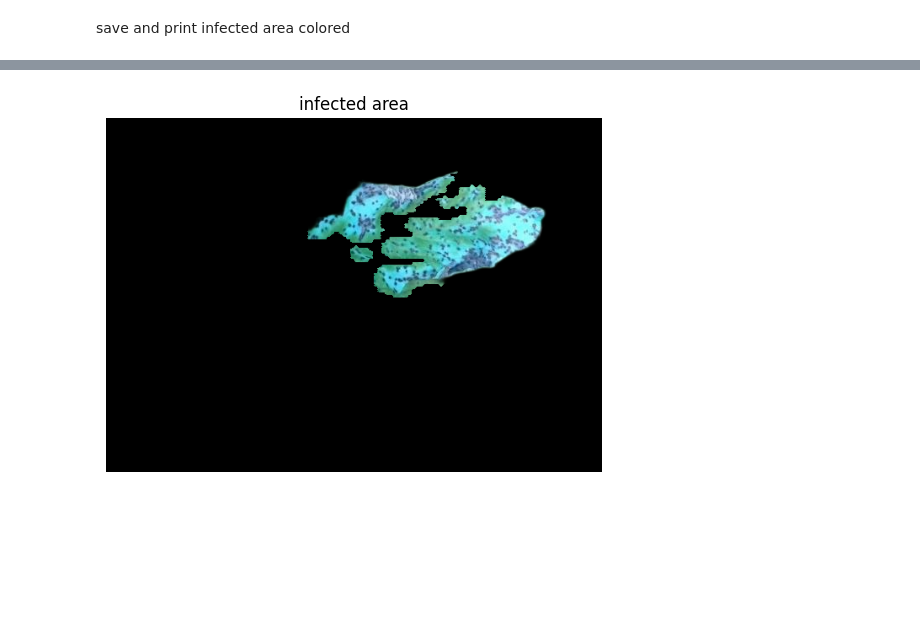
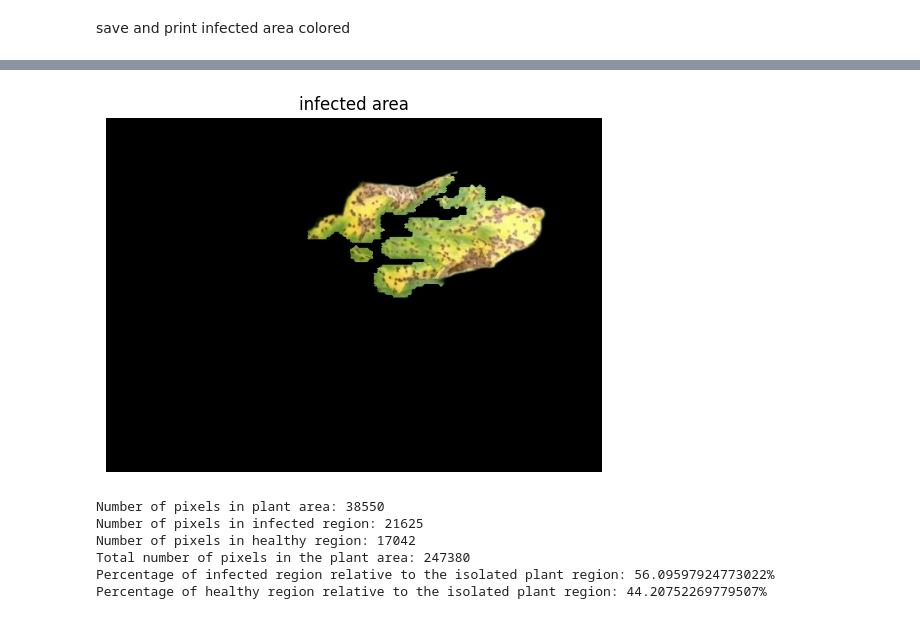
Before and after one commit to talisma-cassoma/plant-disease-study, a Jupyter notebook: disease_severity_estimation.ipynb, the cells around one changed output, grey strips where cells are left out. Saved outputs shown, nothing was run; the diff lists cells and outputs as text; code cells hidden in the pictures; blank space fills up the shorter version.

```diff
--- a/disease_severity_estimation.ipynb
+++ b/disease_severity_estimation.ipynb
@@ -169,6 +180,10 @@ save and print infected area colored
 from tensorflow.keras.preprocessing import image
 import numpy as np
 import cv2
+import matplotlib.pyplot as plt
+
+# Load the original image to get its size
+original_img = cv2.imread('/content/output/00052_1.png')
 
 # Load the input image
 img_path = '/content/output/00052_1.png'
@@ -178,14 +193,12 @@ img = image.load_img(img_path, target_size=(128, 128))  # Adjust target_size acc
 img_array = image.img_to_array(img)
 img_array = np.expand_dims(img_array, axis=0)  # Add batch dimension
 
-
 # Make prediction
 prediction = model.predict(img_array)
 
 # Assuming prediction is a segmentation mask, apply it to the original image
 segmented_img = np.squeeze(prediction)
 segmented_img = np.where(segmented_img > 0.5, 1, 0).astype(np.uint8)  # Apply a threshold and convert to uint8
-
 
 # Resize the segmented image mask to match the dimensions of the original image
 resized_segmented_img = cv2.resize(segmented_img, (original_img.shape[1], original_img.shape[0]))
@@ -194,12 +207,11 @@ resized_segmented_img = cv2.resize(segmented_img, (original_img.shape[1], origin
 segmented_region = cv2.bitwise_and(original_img, original_img, mask=resized_segmented_img)
 
 # Save the segmented region with original colors as a PNG file
-cv2.imwrite("segmented_region.png", segmented_region)
+cv2.imwrite("/content/output/segmented_region.png", segmented_region)
 
-
+# Display the segmented region
 plt.title('infected area')
-plt.imshow(segmented_region, vmax=4)
+plt.imshow(cv2.cvtColor(segmented_region, cv2.COLOR_BGR2RGB))
 plt.axis('off')
-
 plt.show()
 # %% [output]
@@ -207 +219,39 @@ plt.show()
-[figure, old version]
+[figure, new version]
+# %%
+import cv2
+
+# Load the images
+plant_image = cv2.imread('/content/output/00052_1.png', cv2.IMREAD_GRAYSCALE)
+infected_region = cv2.imread('/content/output/segmented_region.png', cv2.IMREAD_GRAYSCALE)
+health_region = cv2.imread('/content/output/subtracted_image.png', cv2.IMREAD_GRAYSCALE)
+
+# Threshold or preprocess the images as needed
+
+# Count non-zero pixels in each image
+num_pixels_plant = cv2.countNonZero(plant_image)
+num_pixels_infected = cv2.countNonZero(infected_region)
+num_pixels_health = cv2.countNonZero(health_region)
+
+# Calculate the total plant area
+total_pixels_plant = plant_image.shape[0] * plant_image.shape[1]
+
+# Calculate percentages
+percentage_plant = (num_pixels_plant / total_pixels_plant) * 100
+percentage_infected = (num_pixels_infected / num_pixels_plant) * 100
+percentage_health = (num_pixels_health / num_pixels_plant) * 100
+
+print("Number of pixels in plant area:", num_pixels_plant)
+print("Number of pixels in infected region:", num_pixels_infected)
+print("Number of pixels in healthy region:", num_pixels_health)
+print("Total number of pixels in the plant area:", total_pixels_plant)
+
+#print("Percentage of plant area relative to the total image: {}%".format(percentage_plant))
+print("Percentage of infected region relative to the isolated plant region: {}%".format(percentage_infected))
+print("Percentage of healthy region relative to the isolated plant region: {}%".format(percentage_health))
+# %% [output]
+Number of pixels in plant area: 38550
+Number of pixels in infected region: 21625
+Number of pixels in healthy region: 17042
+Total number of pixels in the plant area: 247380
+Percentage of infected region relative to the isolated plant region: 56.09597924773022%
+Percentage of healthy region relative to the isolated plant region: 44.20752269779507%
```
Also changed, not shown: parts of 6 cells of this notebook.
